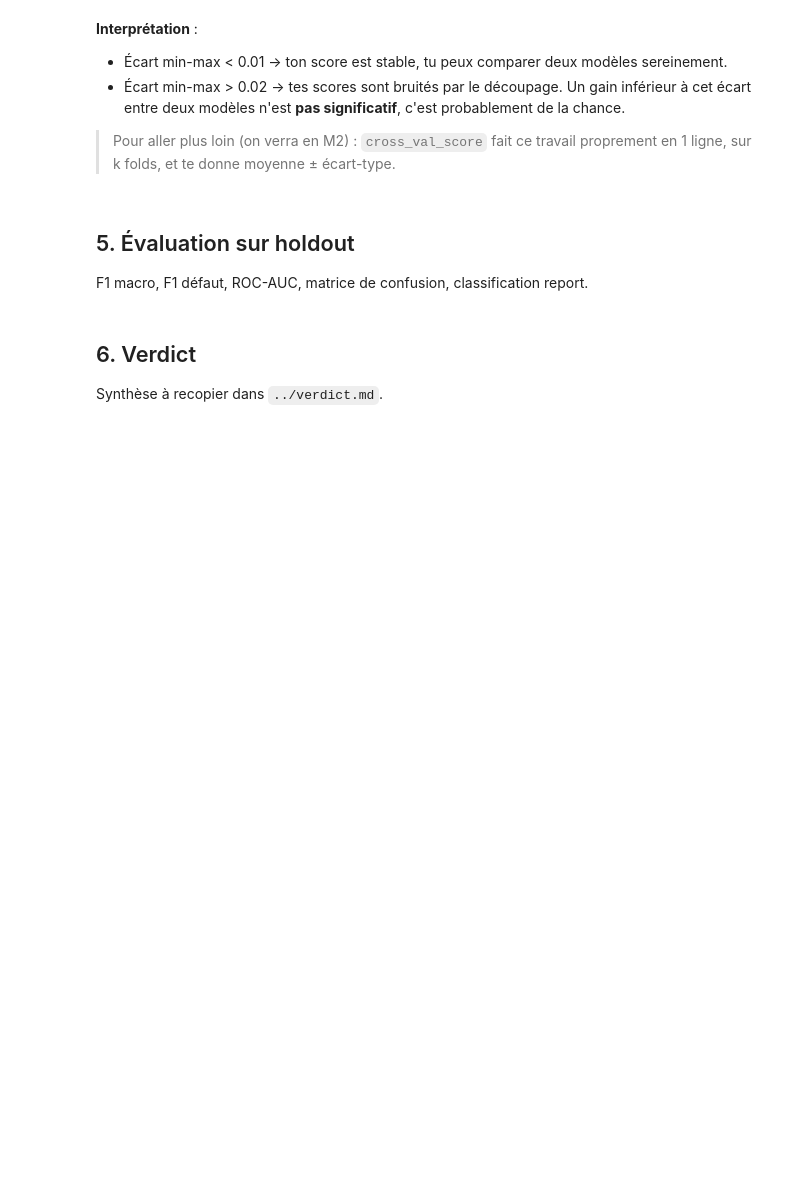
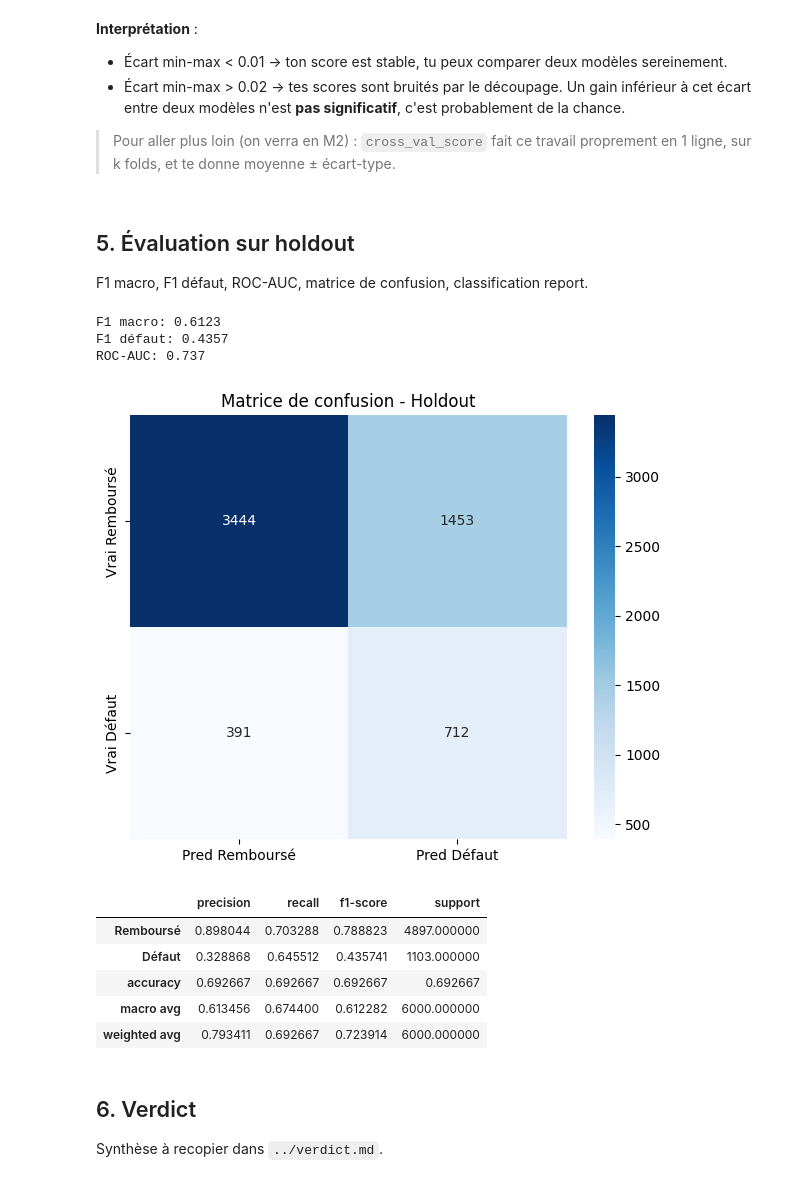
Before and after one commit to userZku/simplon-ia-parcours, a Jupyter notebook: module-01/M1-B1/notebooks/M1-B1_theo_scoring.ipynb, the cells around one changed output. Drawn from its saved outputs; the diff is of its cells as text; code cells hidden in the pictures; blank space fills up the shorter version.

Commit message:
notebook(m1-b1): complete tasks 2-5 with benchmark and holdout eval

```diff
--- a/module-01/M1-B1/notebooks/M1-B1_theo_scoring.ipynb
+++ b/module-01/M1-B1/notebooks/M1-B1_theo_scoring.ipynb
@@ -285,6 +487,50 @@ NameError: name 'X' is not defined
 ## 5. Évaluation sur holdout
 
 F1 macro, F1 défaut, ROC-AUC, matrice de confusion, classification report.
+# %%
+from pathlib import Path
+import pandas as pd
+import seaborn as sns
+import matplotlib.pyplot as plt
+
+from evaluate import evaluate
+
+# Évaluer le modèle retenu sur holdout (tâche 5)
+metrics_holdout = evaluate(
+    model_path=Path("../models/pyrenex_risk_v2_balanced.joblib"),
+    data_path=Path("../data/lending_club_holdout.csv"),
+)
+
+print("F1 macro:", metrics_holdout["f1_macro"])
+print("F1 défaut:", metrics_holdout["f1_default"])
+print("ROC-AUC:", metrics_holdout["roc_auc"])
+
+cm = metrics_holdout["confusion_matrix"]
+cm_df = pd.DataFrame(
+    cm,
+    index=["Vrai Remboursé", "Vrai Défaut"],
+    columns=["Pred Remboursé", "Pred Défaut"],
+)
+
+plt.figure(figsize=(6, 5))
+sns.heatmap(cm_df, annot=True, fmt="d", cmap="Blues")
+plt.title("Matrice de confusion - Holdout")
+plt.tight_layout()
+plt.show()
+
+report_df = pd.DataFrame(metrics_holdout["classification_report"]).T
+display(report_df)
+# %% [output]
+F1 macro: 0.6123
+F1 défaut: 0.4357
+ROC-AUC: 0.737
+[figure, added]
+|  | precision | recall | f1-score | support |
+| Remboursé | 0.898044 | 0.703288 | 0.788823 | 4897.000000 |
+| Défaut | 0.328868 | 0.645512 | 0.435741 | 1103.000000 |
+| accuracy | 0.692667 | 0.692667 | 0.692667 | 0.692667 |
+| macro avg | 0.613456 | 0.674400 | 0.612282 | 6000.000000 |
+| weighted avg | 0.793411 | 0.692667 | 0.723914 | 6000.000000 |
 # %% [markdown]
 ## 6. Verdict
 
```
Also changed, not shown: parts of 9 cells of this notebook.
